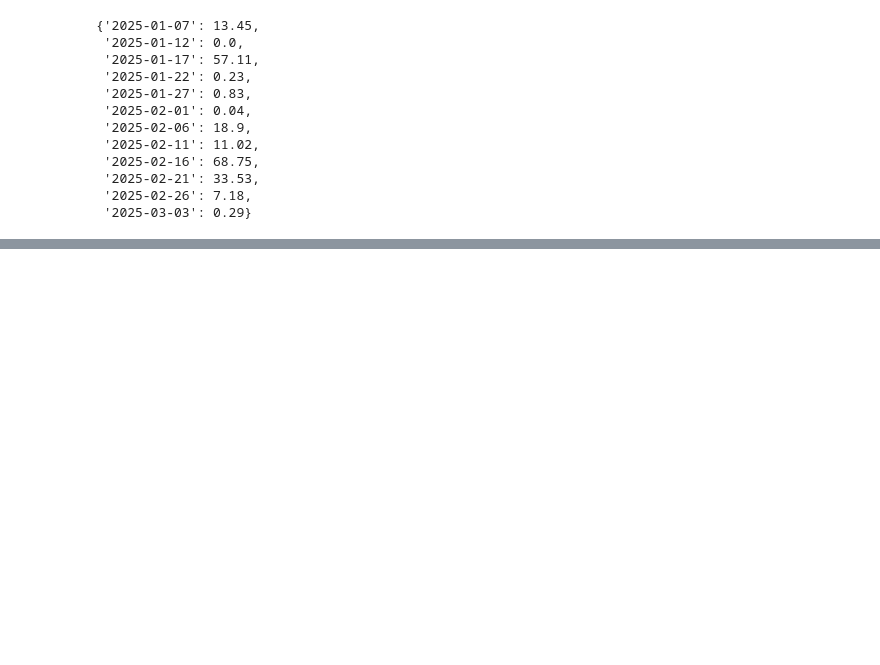
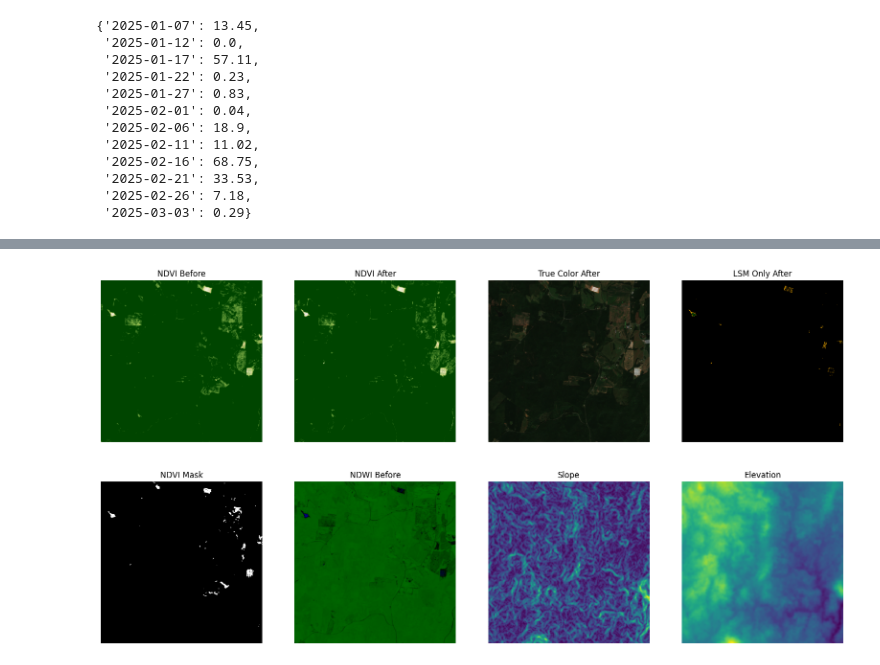
Before and after one commit to Neural-Mapping/Mappings, a Jupyter notebook: mapping_automation.ipynb, the cells around one changed output, grey strips where cells are left out. Saved outputs shown, nothing was run; the diff lists cells and outputs as text; code cells hidden in the pictures; blank space fills up the shorter version.

```diff
--- a/mapping_automation.ipynb
+++ b/mapping_automation.ipynb
@@ -45,7 +45,7 @@ def search_available_dates(lat, lon, target_date, max_days=30):
 
     # Extract dates from the results
     available_dates = sorted([datetime.strptime(item["properties"]["datetime"], "%Y-%m-%dT%H:%M:%SZ") for item in data])
-    return available_dates
+    return [i.strftime("%Y-%m-%d") for i in available_dates]
 # %%
 def get_cloud_coverage(lat, lon, date_list):
     access_token = get_access_token()
@@ -113,0 +201,17 @@ available_dates_cloud_coverage
+# %%
+from scripts import *
+from utils import *
+import folium
+
+g = generate_grid(min_lat, min_lon, distance=box_dim*1000, grid_side=grid)
+
+m = folium.Map(
+    location=(min_lat, min_lon),
+    zoom_start=15,
+    tiles='https://server.arcgisonline.com/ArcGIS/rest/services/World_Imagery/MapServer/tile/{z}/{y}/{x}',
+    attr='Esri'
+)
+for i in range(len(g)):
+    folium.Rectangle([(g[i][:2]), (g[i][2:])], color='red', fill='pink',fill_opcity=0.5).add_to(m)
+
+m
@@ -113,0 +282,51 @@ available_dates_cloud_coverage
+# %%
+plt.figure(figsize=(20, 10))
+
+plt.subplot(2, 4, 1)
+plt.title("NDVI Before")
+plt.imshow(NDVI_Before); plt.axis("off")
+
+plt.subplot(2, 4, 2)
+plt.title("NDVI After")
+plt.imshow(NDVI_After); plt.axis("off")
+
+plt.subplot(2, 4, 3)
+plt.title("True Color After")
+plt.imshow(True_Color_After); plt.axis("off")
+
+plt.subplot(2, 4, 4)
+plt.title("LSM Only After")
+plt.imshow(LSM_Only_After); plt.axis("off")
+
+diff = NDVI_Before - NDVI_After
+threshold = 0
+tolerance = 60
+mask = ((NDVI_Before > NDVI_After + tolerance) & (diff > threshold)).astype(np.uint8) * 255
+mask = cv2.cvtColor(mask, cv2.COLOR_RGB2GRAY)
+mask_resized = cv2.resize(mask, (mask.shape[0]//4, mask.shape[0]//4))
+mask = cv2.resize(mask_resized, mask.shape)
+mask = cv2.threshold(mask, 0,255,cv2.THRESH_BINARY+cv2.THRESH_OTSU)[1]
+
+plt.imsave(f"{project_name}/{project_name}-dNDVI-masked.png", mask, cmap='gray')
+
+
+plt.subplot(2, 4, 5)
+plt.title("NDVI Mask")
+plt.imshow(mask, cmap='gray'); plt.axis("off")
+
+plt.subplot(2, 4, 6)
+plt.title("NDWI Before")
+plt.imshow(NDWI_Before); plt.axis("off")
+
+plt.subplot(2, 4, 7)
+plt.title("Slope")
+plt.imshow(slope_arr); plt.axis("off")
+
+plt.subplot(2, 4, 8)
+plt.title("Elevation")
+plt.imshow(elevation_arr); plt.axis("off")
+
+
+plt.show()
+# %% [output]
+[figure, added]
```
Also changed, not shown: parts of 21 cells of this notebook, 48 other files.
